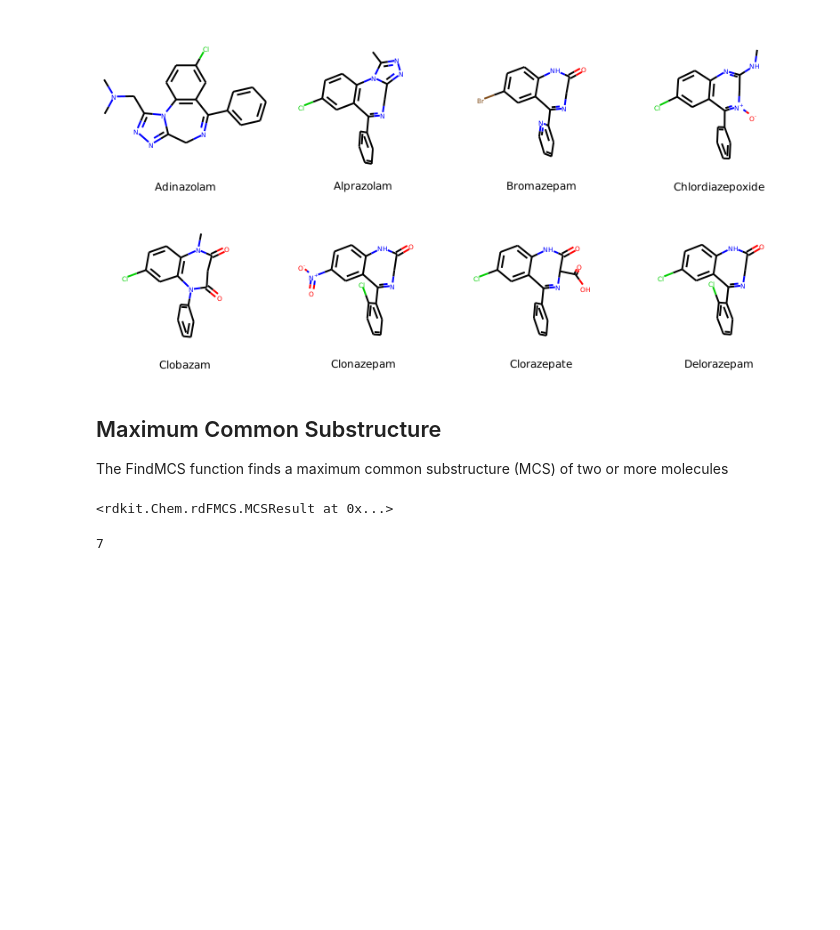
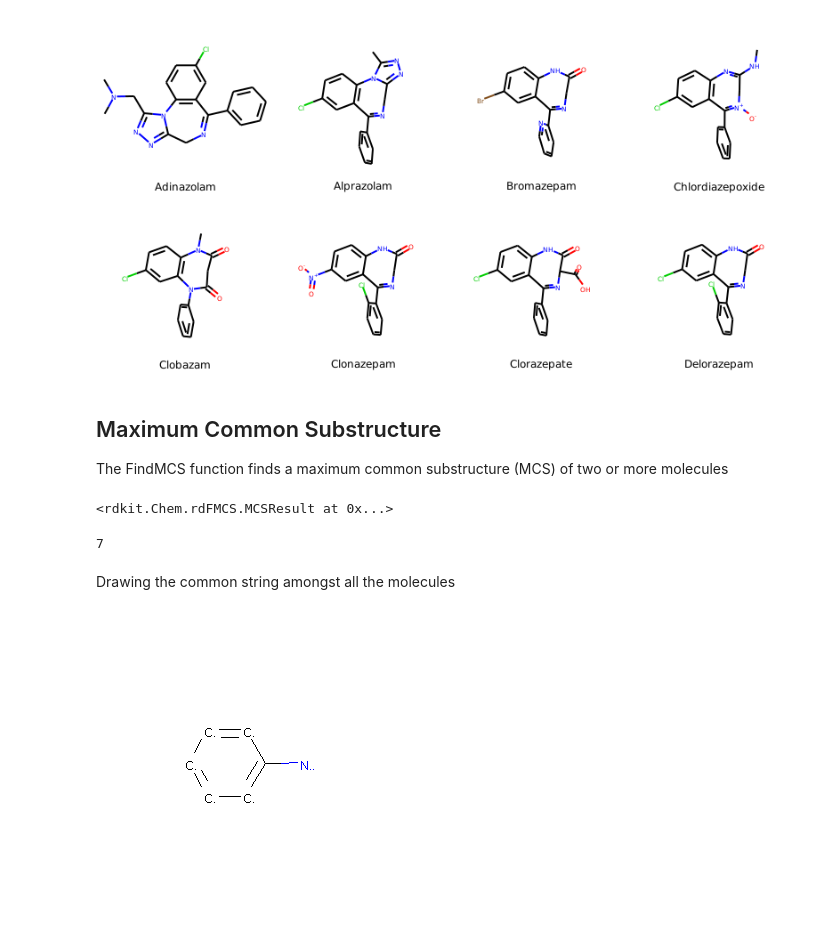
Before and after one commit to MDSYN2019/Chemiinformatics_work, a Jupyter notebook: Chemistry2quant/src/chemistry2quant/WIP/Testing functions in chem2quant analysis.ipynb, the cells around one changed output. Cells and saved outputs as stored; diff of their text form; code cells hidden in the pictures; blank space fills up the shorter version.

```diff
--- a/Chemistry2quant/src/chemistry2quant/WIP/Testing functions in chem2quant analysis.ipynb
+++ b/Chemistry2quant/src/chemistry2quant/WIP/Testing functions in chem2quant analysis.ipynb
@@ -215,3 +262,11 @@ res.numAtoms
 commonString = res.smartsString
 # %%
 Draw.MolToFile(Chem.MolFromSmiles(commonString),'cdk2_mol1.png')
+# %% [markdown]
+Drawing the common string amongst all the molecules
+# %%
+from IPython.display import Image
+from IPython.core.display import HTML
+Image('cdk2_mol1.png')
+# %% [output]
+[figure, added]
```
Also changed, not shown: parts of 15 cells of this notebook.
